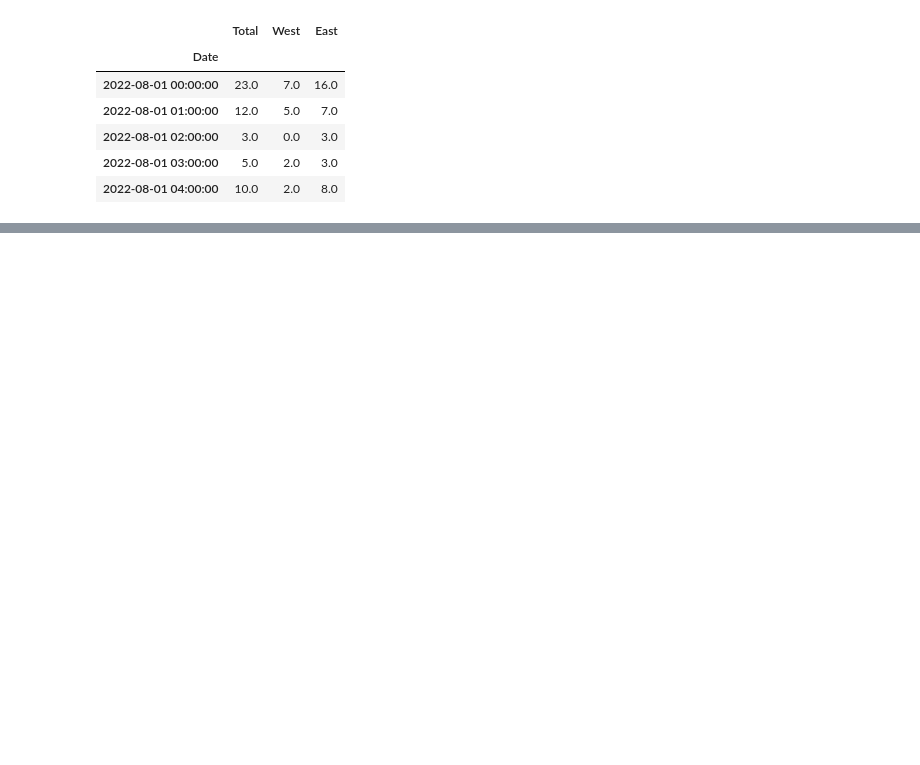
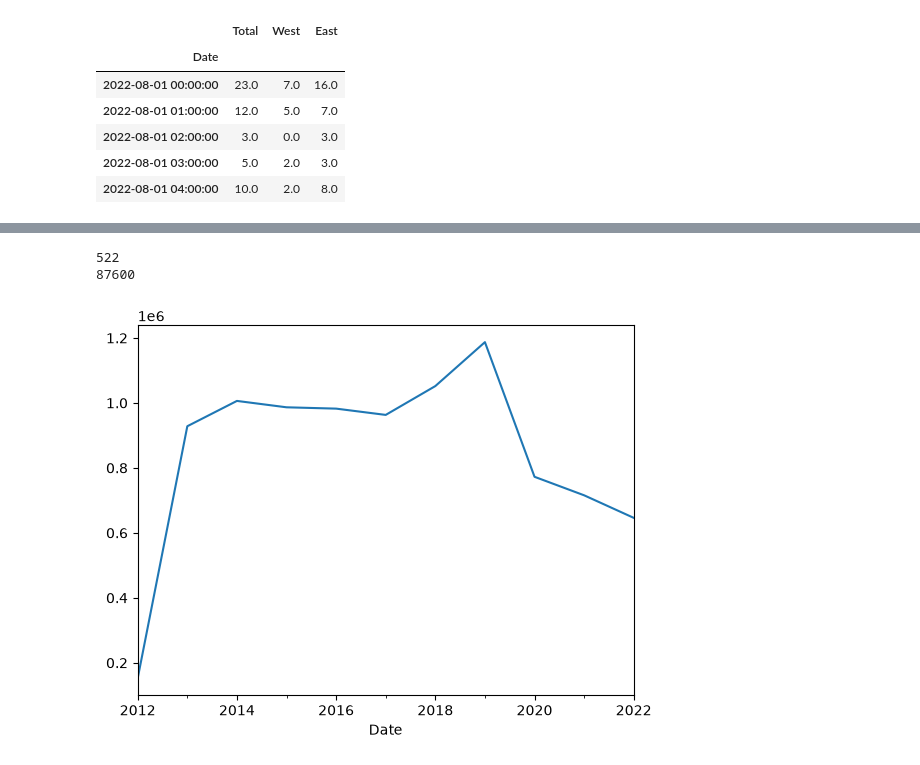
Before and after one commit to pierrick-dardelet/TP-fremont-bridge, a Jupyter notebook: TP-fremont-bridge.ipynb, the cells around one changed output, grey strips where cells are left out. Drawn from its saved outputs; the diff is of its cells as text; code cells hidden in the pictures; blank space fills up the shorter version.

```diff
--- a/TP-fremont-bridge.ipynb
+++ b/TP-fremont-bridge.ipynb
@@ -155,0 +211,12 @@ LignesIncompletes.head()
+# %%
+# Le resample()
+
+# Pour afficher le total de passages agrégé par *année* pour mieux voir l'effet :
+data.resample("YE").sum()['Total'].plot()
+
+print(data.resample("1W").sum().shape[0]) #-> 522 lignes quand on agrège par semaine
+print(data.shape[0]) #-> au lieu de 87600 par défaut, soit 7*24 fois plus
+# %% [output]
+522
+87600
+[figure, added]
```
Also changed, not shown: parts of 9 cells of this notebook.
